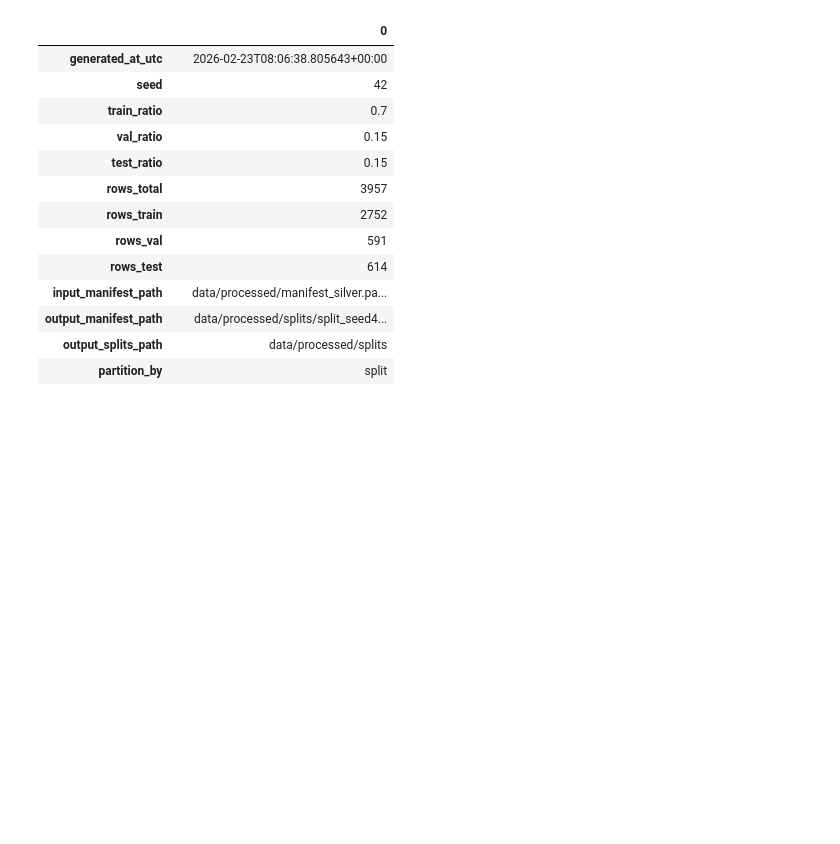
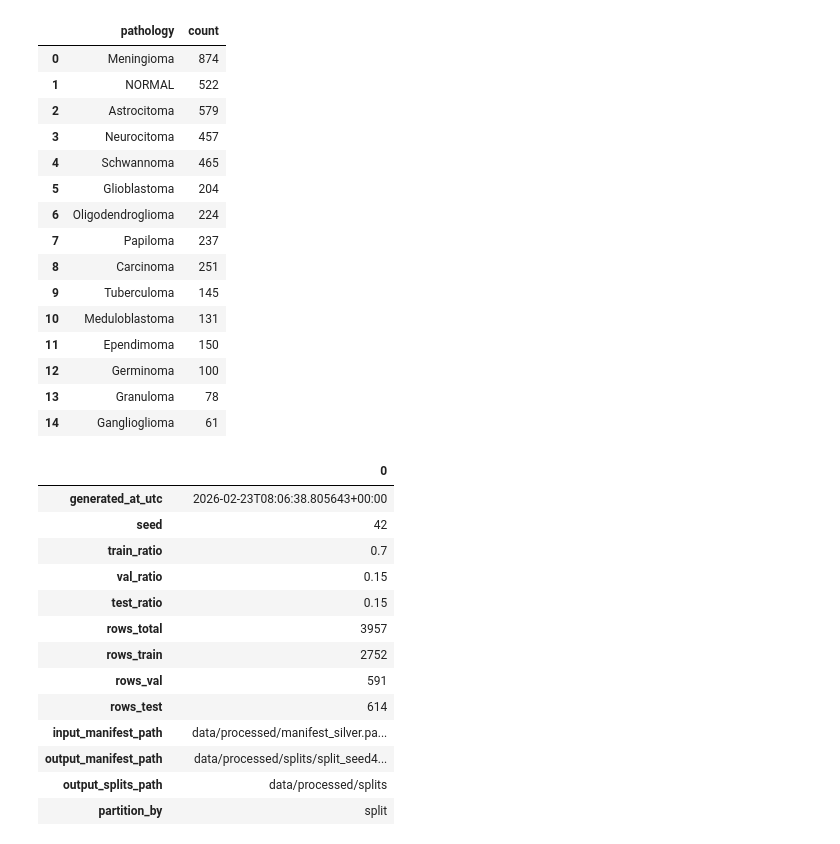
Before and after one commit to Dan-Popescu/Brain-Tumor-MRI-Classification, a Jupyter notebook: notebooks/display_processing_versions.ipynb, the cells around one changed output. Saved outputs shown, nothing was run; the diff lists cells and outputs as text; code cells hidden in the pictures; blank space fills up the shorter version.

```diff
--- a/notebooks/display_processing_versions.ipynb
+++ b/notebooks/display_processing_versions.ipynb
@@ -18,5 +17,25 @@ To adjust logging level use sc.setLogLevel(newLevel). For SparkR, use setLogLeve
 |  | transform_version | generated_at_utc | target_width | target_height | resize_strategy | image_mode | ... |
 | 0 | v1 | 2026-02-23T06:32:03.057549+00:00 | 224 | 224 | keep_aspect_pad | L | ... |
+# %%
+preprocess_manifest_df = spark.read.parquet("../data/processed/manifest_bronze.parquet")
+display(preprocess_manifest_df.select("pathology").groupBy("pathology").count().toPandas())
+# %% [output]
+|  | pathology | count |
+| 0 | Meningioma | 874 |
+| 1 | NORMAL | 522 |
+| 2 | Astrocitoma | 579 |
+| 3 | Neurocitoma | 457 |
+| 4 | Schwannoma | 465 |
+| 5 | Glioblastoma | 204 |
+| 6 | Oligodendroglioma | 224 |
+| 7 | Papiloma | 237 |
+| 8 | Carcinoma | 251 |
+| 9 | Tuberculoma | 145 |
+| 10 | Meduloblastoma | 131 |
+| 11 | Ependimoma | 150 |
+| 12 | Germinoma | 100 |
+| 13 | Granuloma | 78 |
+| 14 | Ganglioglioma | 61 |
 # %%
 split_versions_f = spark.read.parquet("../data/processed/split_versions.parquet")
 display(split_versions_f.orderBy("generated_at_utc", ascending=False).toPandas().T)
```
Also changed, not shown: parts of 2 cells of this notebook, 15 other files.
